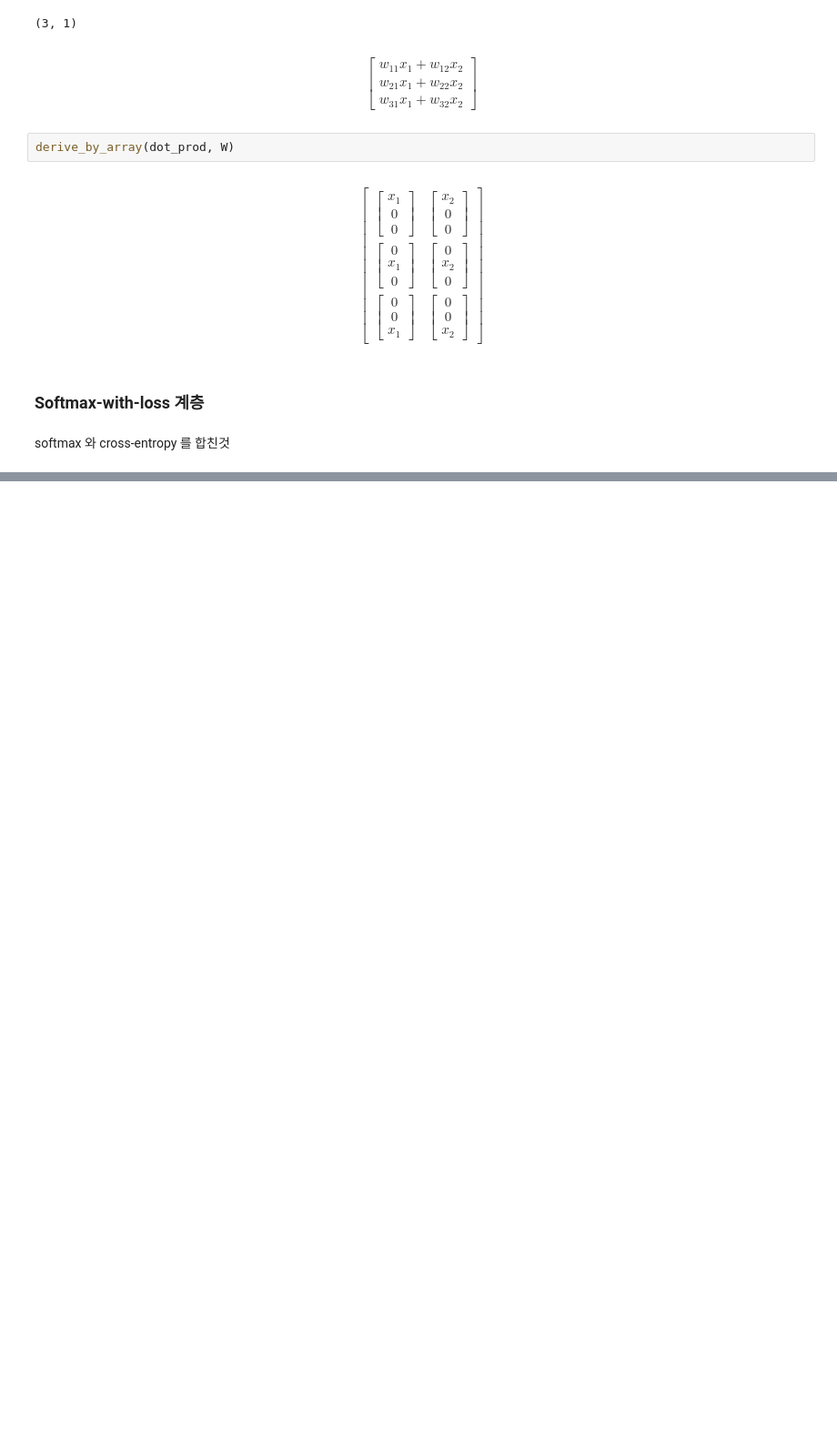
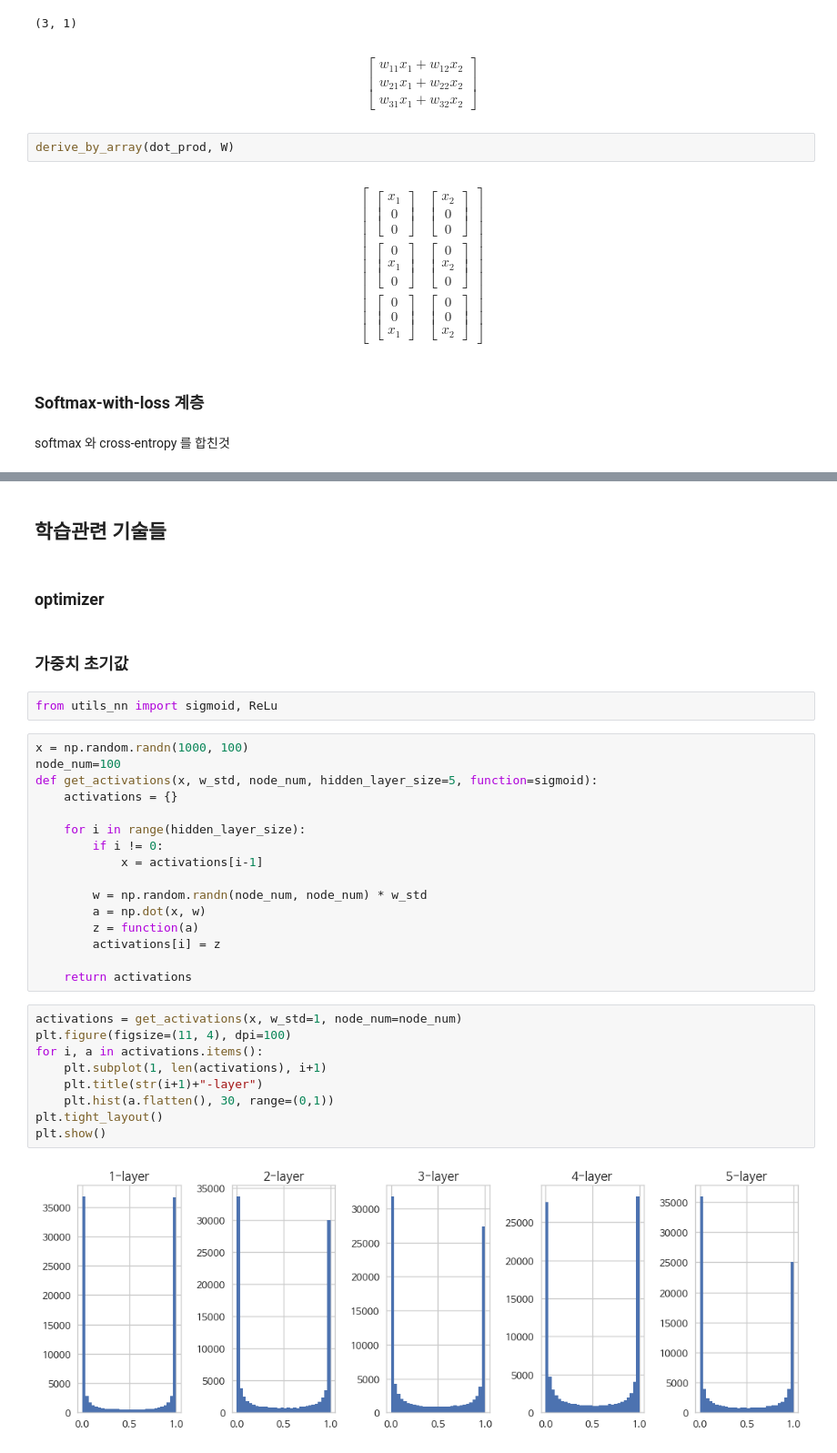
Before and after one commit to simonjisu/ML, a Jupyter notebook: NeuralNetwork/NN2.ipynb, the cells around one changed output, grey strips where cells are left out. Shown at 91% size. Drawn from its saved outputs; the diff is of its cells as text; blank space fills up the shorter version.

```diff
--- a/NeuralNetwork/NN2.ipynb
+++ b/NeuralNetwork/NN2.ipynb
@@ -245,0 +340,35 @@ softmax 와 cross-entropy 를 합친것
+# %% [markdown]
+## **학습관련 기술들**
+# %% [markdown]
+### **optimizer**
+# %% [markdown]
+### **가중치 초기값**
+# %%
+from utils_nn import sigmoid, ReLu
+# %%
+x = np.random.randn(1000, 100)
+node_num=100
+def get_activations(x, w_std, node_num, hidden_layer_size=5, function=sigmoid):
+    activations = {}
+
+    for i in range(hidden_layer_size):
+        if i != 0:
+            x = activations[i-1]
+
+        w = np.random.randn(node_num, node_num) * w_std
+        a = np.dot(x, w)
+        z = function(a)
+        activations[i] = z
+
+    return activations
+# %%
+activations = get_activations(x, w_std=1, node_num=node_num)
+plt.figure(figsize=(11, 4), dpi=100)
+for i, a in activations.items():
+    plt.subplot(1, len(activations), i+1)
+    plt.title(str(i+1)+"-layer")
+    plt.hist(a.flatten(), 30, range=(0,1))
+plt.tight_layout()
+plt.show()
+# %% [output]
+[figure, added]
```
Also changed, not shown: parts of 21 cells of this notebook, 6 other files.
